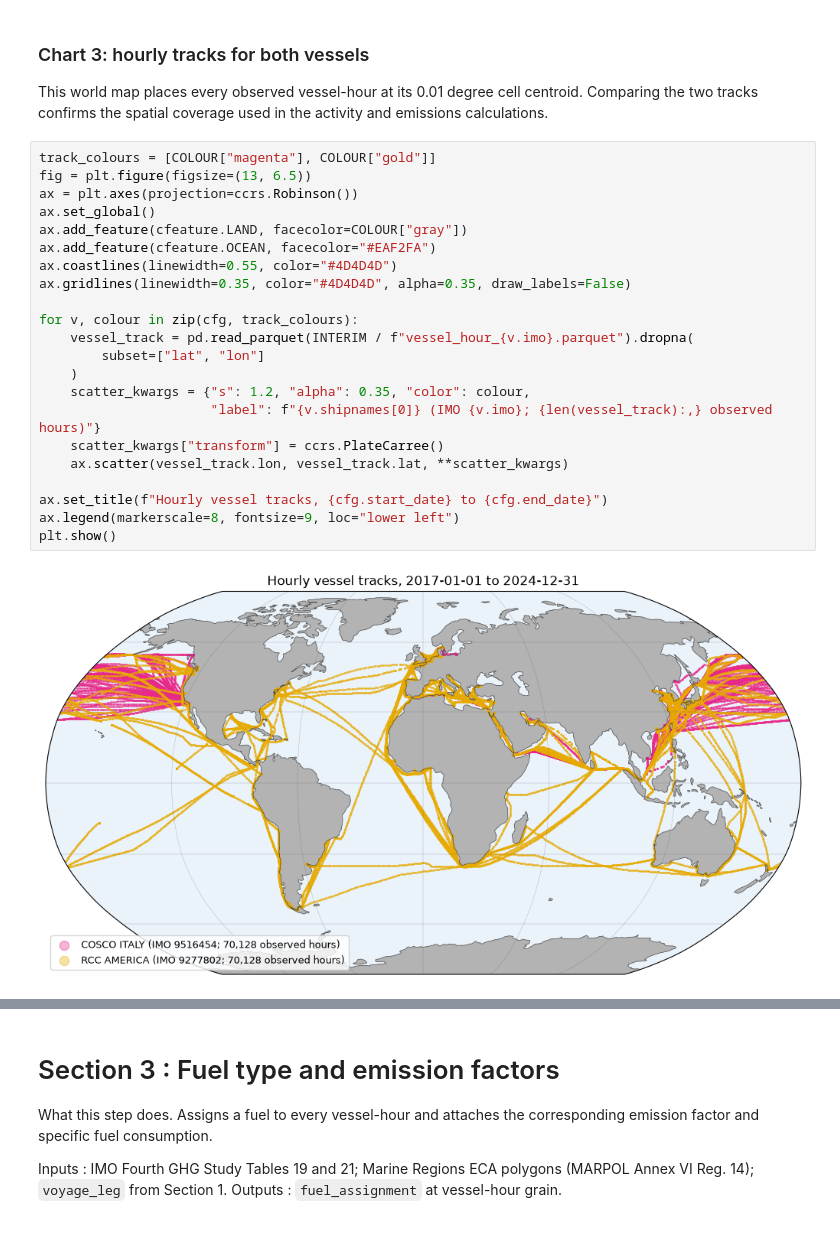
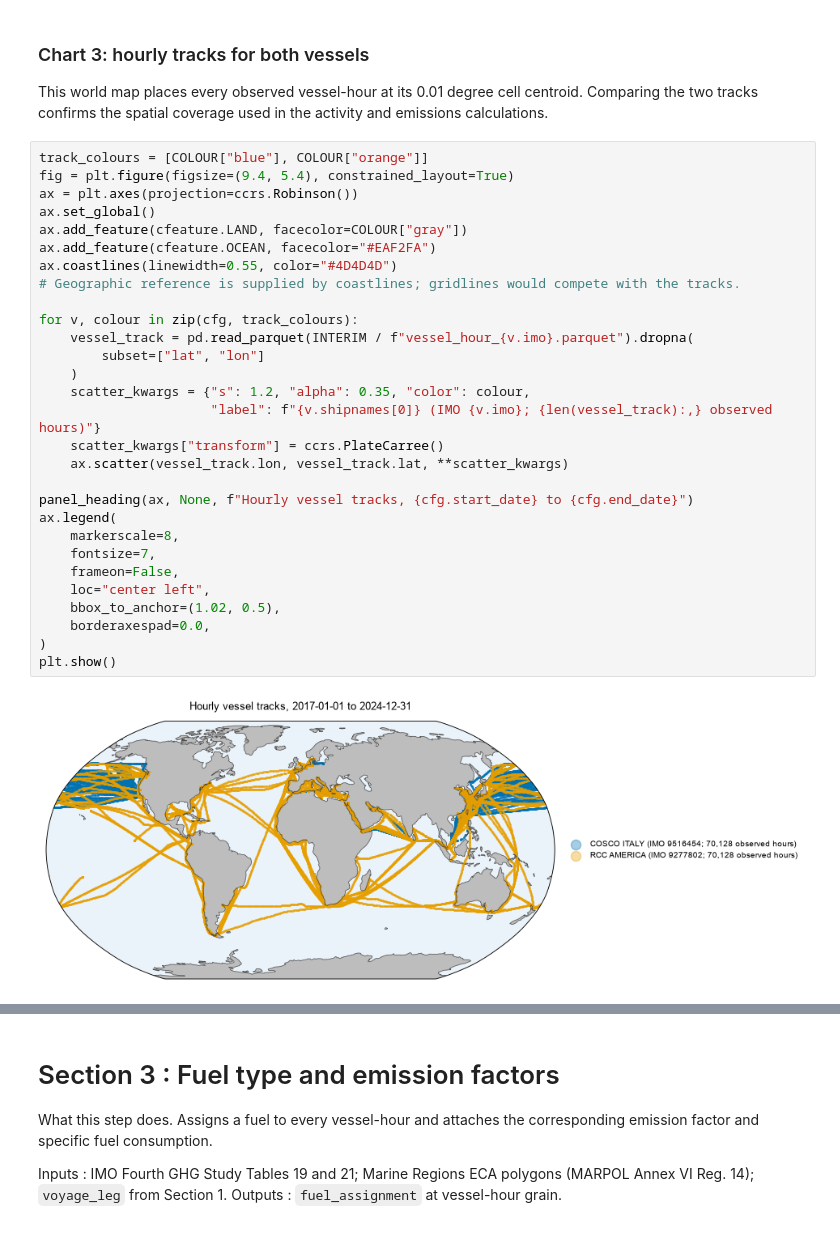
Before and after one commit to arantzazu-arregui/emissions-allocation, a Jupyter notebook: notebooks/01_methodology_walkthrough.ipynb, the cells around one changed output, grey strips where cells are left out. Cells and saved outputs as stored; diff of their text form.

```diff
--- a/notebooks/01_methodology_walkthrough.ipynb
+++ b/notebooks/01_methodology_walkthrough.ipynb
@@ -369,29 +339,36 @@ Run the activity and emissions stages to materialise the separate annual sensiti
 This world map places every observed vessel-hour at its 0.01 degree cell centroid. Comparing
 the two tracks confirms the spatial coverage used in the activity and emissions calculations.
 # %%
-track_colours = [COLOUR["magenta"], COLOUR["gold"]]
-fig = plt.figure(figsize=(13, 6.5))
+track_colours = [COLOUR["blue"], COLOUR["orange"]]
+fig = plt.figure(figsize=(9.4, 5.4), constrained_layout=True)
 ax = plt.axes(projection=ccrs.Robinson())
 ax.set_global()
 ax.add_feature(cfeature.LAND, facecolor=COLOUR["gray"])
 ax.add_feature(cfeature.OCEAN, facecolor="#EAF2FA")
 ax.coastlines(linewidth=0.55, color="#4D4D4D")
-ax.gridlines(linewidth=0.35, color="#4D4D4D", alpha=0.35, draw_labels=False)
+# Geographic reference is supplied by coastlines; gridlines would compete with the tracks.
 
 for v, colour in zip(cfg, track_colours):
     vessel_track = pd.read_parquet(INTERIM / f"vessel_hour_{v.imo}.parquet").dropna(
         subset=["lat", "lon"]
     )
     scatter_kwargs = {"s": 1.2, "alpha": 0.35, "color": colour,
                       "label": f"{v.shipnames[0]} (IMO {v.imo}; {len(vessel_track):,} observed hours)"}
     scatter_kwargs["transform"] = ccrs.PlateCarree()
     ax.scatter(vessel_track.lon, vessel_track.lat, **scatter_kwargs)
 
-ax.set_title(f"Hourly vessel tracks, {cfg.start_date} to {cfg.end_date}")
-ax.legend(markerscale=8, fontsize=9, loc="lower left")
+panel_heading(ax, None, f"Hourly vessel tracks, {cfg.start_date} to {cfg.end_date}")
+ax.legend(
+    markerscale=8,
+    fontsize=7,
+    frameon=False,
+    loc="center left",
+    bbox_to_anchor=(1.02, 0.5),
+    borderaxespad=0.0,
+)
 plt.show()
 # %% [output]
-[figure, old version]
+[figure, new version]
 # %% [markdown]
 # Section 2 : Ship specifications and parameters
 
```
Also changed, not shown: parts of 22 cells of this notebook, 22 other files.
